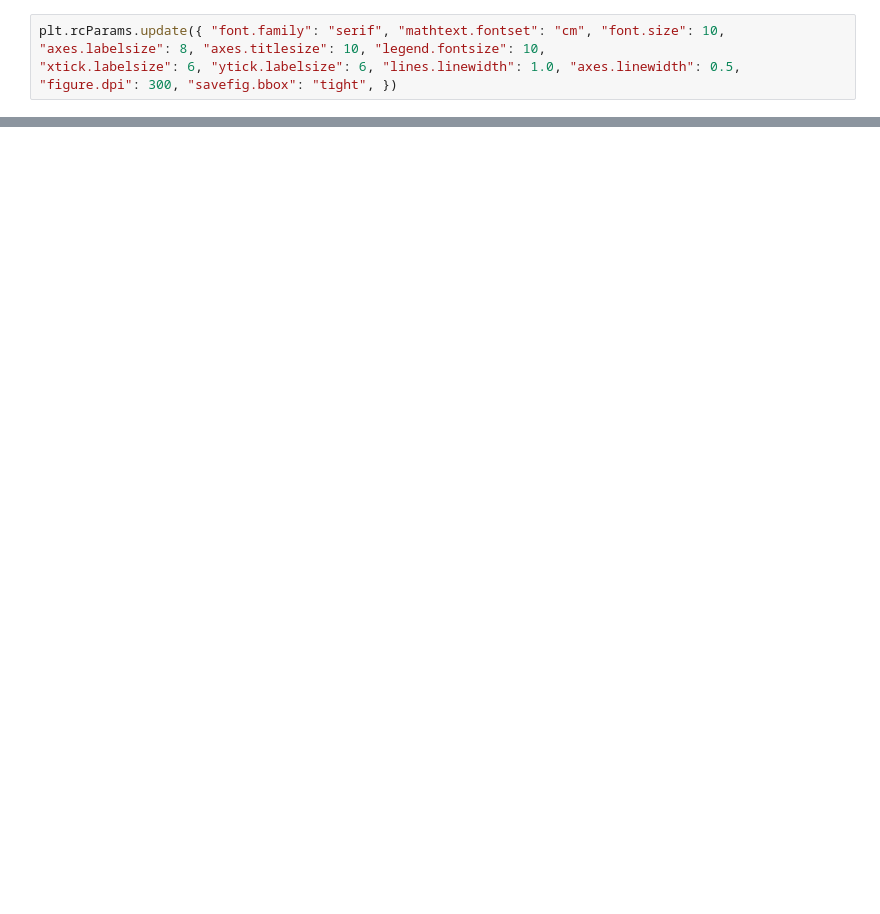
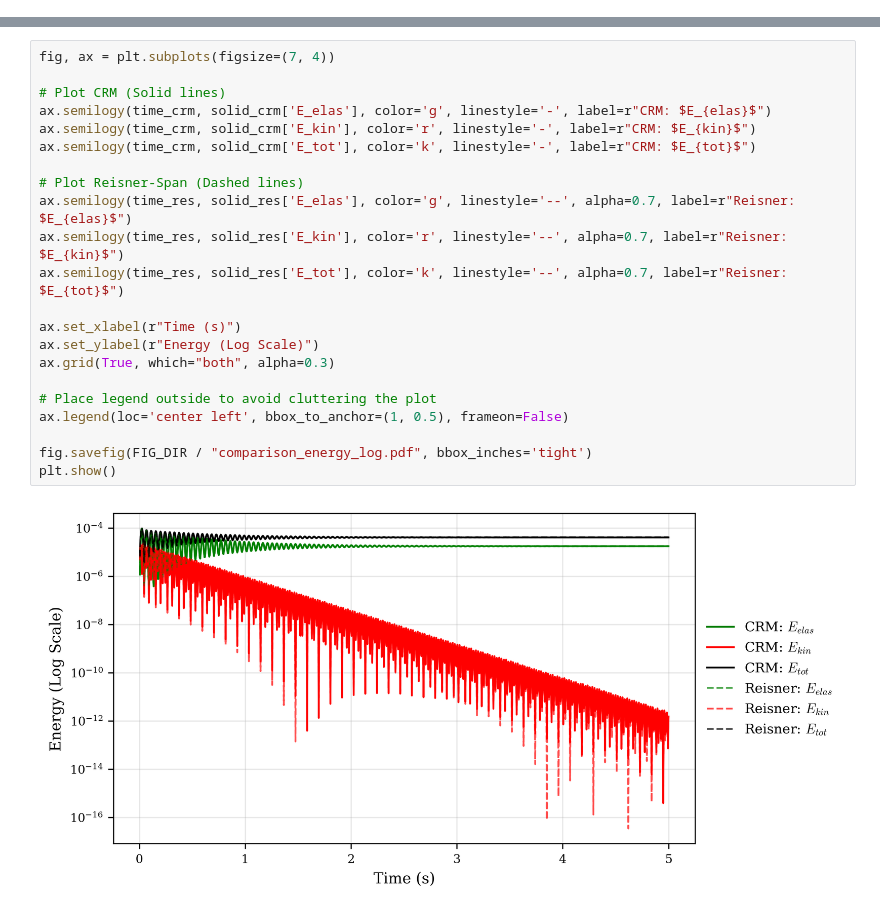
Before and after one commit to neerajbalachandar/VarFLEXI-rVPM-Fenics, a Jupyter notebook: FINAL/notebooks/analysis.ipynb, the cells around one changed output, grey strips where cells are left out. Drawn from its saved outputs; the diff is of its cells as text; blank space fills up the shorter version.

```diff
--- a/FINAL/notebooks/analysis.ipynb
+++ b/FINAL/notebooks/analysis.ipynb
@@ -46,3 +0,0 @@ Figure output directory:
-# %%
-plt.rcParams.update({ "font.family": "serif", "mathtext.fontset": "cm", "font.size": 10, "axes.labelsize": 8, "axes.titlesize": 10, "legend.fontsize": 10,
-"xtick.labelsize": 6, "ytick.labelsize": 6, "lines.linewidth": 1.0, "axes.linewidth": 0.5, "figure.dpi": 300, "savefig.bbox": "tight", })
@@ -453,0 +80,24 @@ plt.show()
+# %%
+fig, ax = plt.subplots(figsize=(7, 4))
+
+# Plot CRM (Solid lines)
+ax.semilogy(time_crm, solid_crm['E_elas'], color='g', linestyle='-', label=r"CRM: $E_{elas}$")
+ax.semilogy(time_crm, solid_crm['E_kin'], color='r', linestyle='-', label=r"CRM: $E_{kin}$")
+ax.semilogy(time_crm, solid_crm['E_tot'], color='k', linestyle='-', label=r"CRM: $E_{tot}$")
+
+# Plot Reisner-Span (Dashed lines)
+ax.semilogy(time_res, solid_res['E_elas'], color='g', linestyle='--', alpha=0.7, label=r"Reisner: $E_{elas}$")
+ax.semilogy(time_res, solid_res['E_kin'], color='r', linestyle='--', alpha=0.7, label=r"Reisner: $E_{kin}$")
+ax.semilogy(time_res, solid_res['E_tot'], color='k', linestyle='--', alpha=0.7, label=r"Reisner: $E_{tot}$")
+
+ax.set_xlabel(r"Time (s)")
+ax.set_ylabel(r"Energy (Log Scale)")
+ax.grid(True, which="both", alpha=0.3)
+
+# Place legend outside to avoid cluttering the plot
+ax.legend(loc='center left', bbox_to_anchor=(1, 0.5), frameon=False)
+
+fig.savefig(FIG_DIR / "comparison_energy_log.pdf", bbox_inches='tight')
+plt.show()
+# %% [output]
+[figure, added]
```
Also changed, not shown: parts of 25 cells of this notebook, 20 other files.
